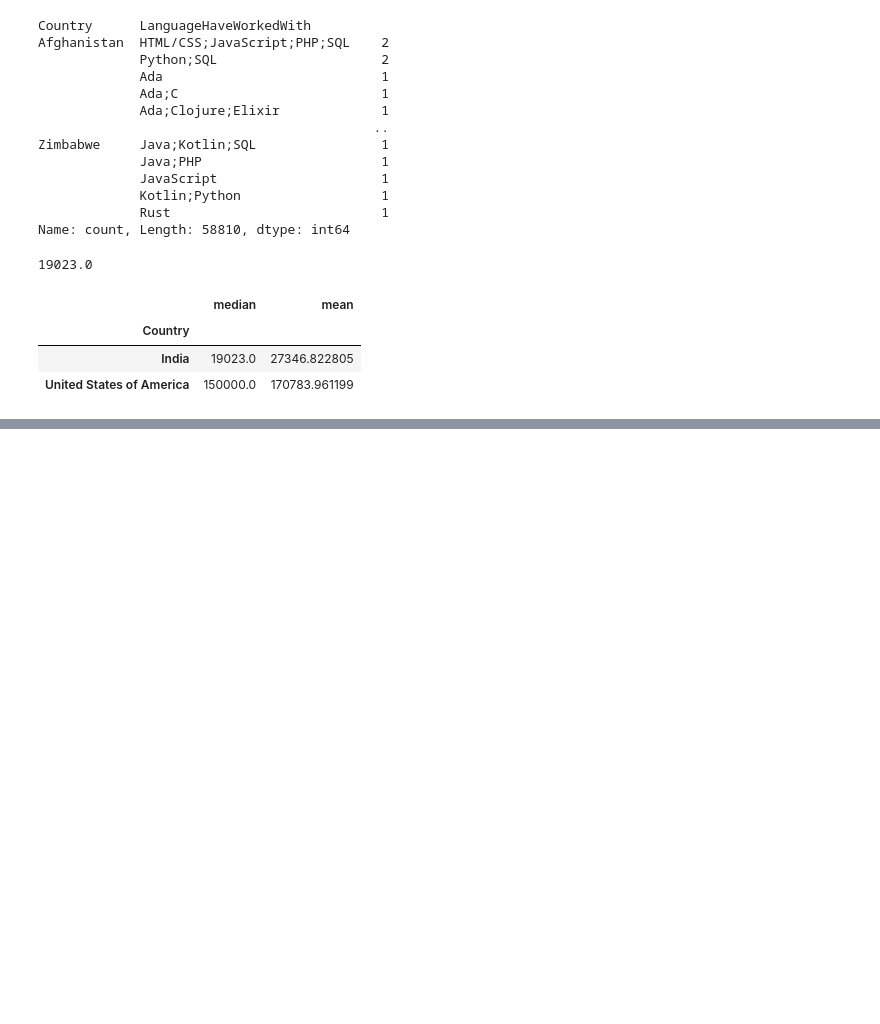
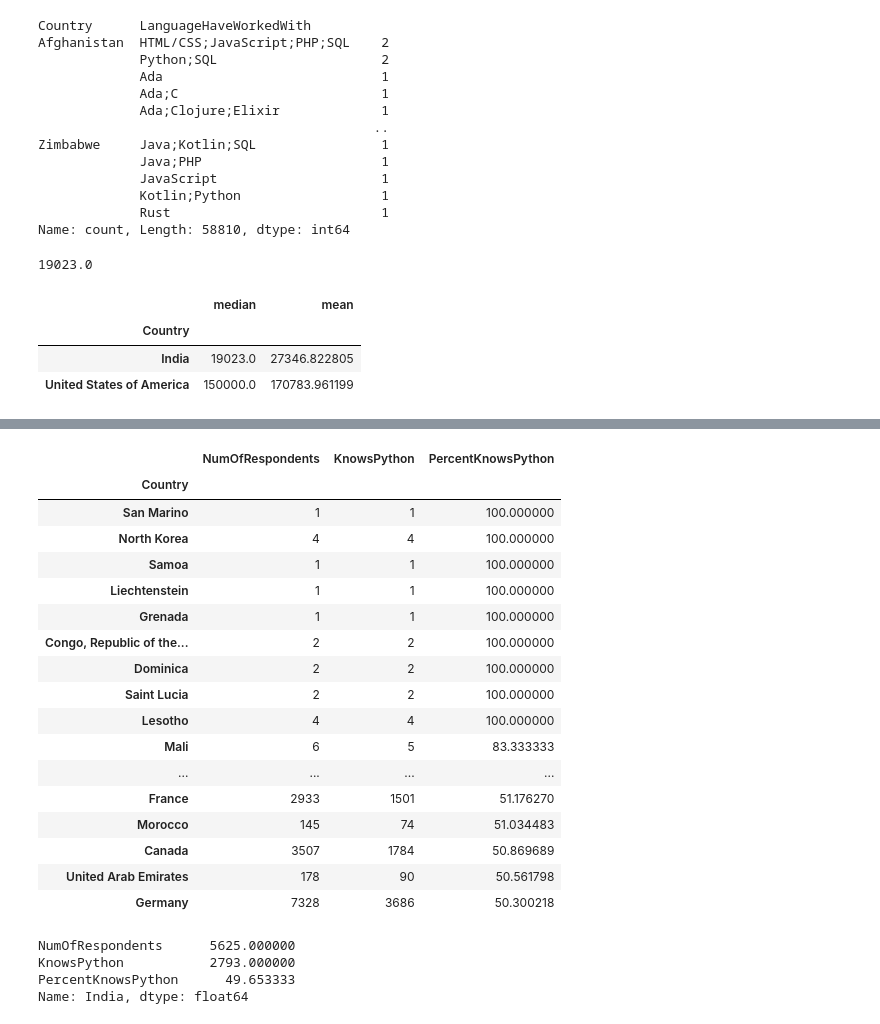
Before and after one commit to rahul-pandita/Pandas, a Jupyter notebook: 7_grouping_data.ipynb, the cells around one changed output, grey strips where cells are left out. Cells and saved outputs as stored; diff of their text form; code cells hidden in the pictures; blank space fills up the shorter version.

Commit message:
Create df that shows what % of people from each country know python

```diff
--- a/7_grouping_data.ipynb
+++ b/7_grouping_data.ipynb
@@ -337,0 +401,2 @@ country_goup["ConvertedCompYearly"].agg(["median", "mean"]).loc[["India", "Unite
+# %%
+df_python = pd.concat([country_respondents, country_uses_python], axis="columns", sort=False)
@@ -337,0 +420,2 @@ country_goup["ConvertedCompYearly"].agg(["median", "mean"]).loc[["India", "Unite
+# %%
+df_python.rename(columns={"count": "NumOfRespondents", "LanguageHaveWorkedWith": "KnowsPython"}, inplace=True)
@@ -337,0 +439,2 @@ country_goup["ConvertedCompYearly"].agg(["median", "mean"]).loc[["India", "Unite
+# %%
+df_python["PercentKnowsPython"] = (df_python["KnowsPython"] / df_python["NumOfRespondents"]) * 100
@@ -337,0 +458,30 @@ country_goup["ConvertedCompYearly"].agg(["median", "mean"]).loc[["India", "Unite
+# %%
+df_python.sort_values(by="PercentKnowsPython", ascending=False, inplace=True)
+# %%
+df_python.head(50)
+# %% [output]
+|  | NumOfRespondents | KnowsPython | PercentKnowsPython |
+| Country |  |  |  |
+| San Marino | 1 | 1 | 100.000000 |
+| North Korea | 4 | 4 | 100.000000 |
+| Samoa | 1 | 1 | 100.000000 |
+| Liechtenstein | 1 | 1 | 100.000000 |
+| Grenada | 1 | 1 | 100.000000 |
+| Congo, Republic of the... | 2 | 2 | 100.000000 |
+| Dominica | 2 | 2 | 100.000000 |
+| Saint Lucia | 2 | 2 | 100.000000 |
+| Lesotho | 4 | 4 | 100.000000 |
+| Mali | 6 | 5 | 83.333333 |
+| ... | ... | ... | ... |
+| France | 2933 | 1501 | 51.176270 |
+| Morocco | 145 | 74 | 51.034483 |
+| Canada | 3507 | 1784 | 50.869689 |
+| United Arab Emirates | 178 | 90 | 50.561798 |
+| Germany | 7328 | 3686 | 50.300218 |
+# %%
+df_python.loc["India"]
+# %% [output]
+NumOfRespondents      5625.000000
+KnowsPython           2793.000000
+PercentKnowsPython      49.653333
+Name: India, dtype: float64
```
Also changed, not shown: parts of 13 cells of this notebook.
